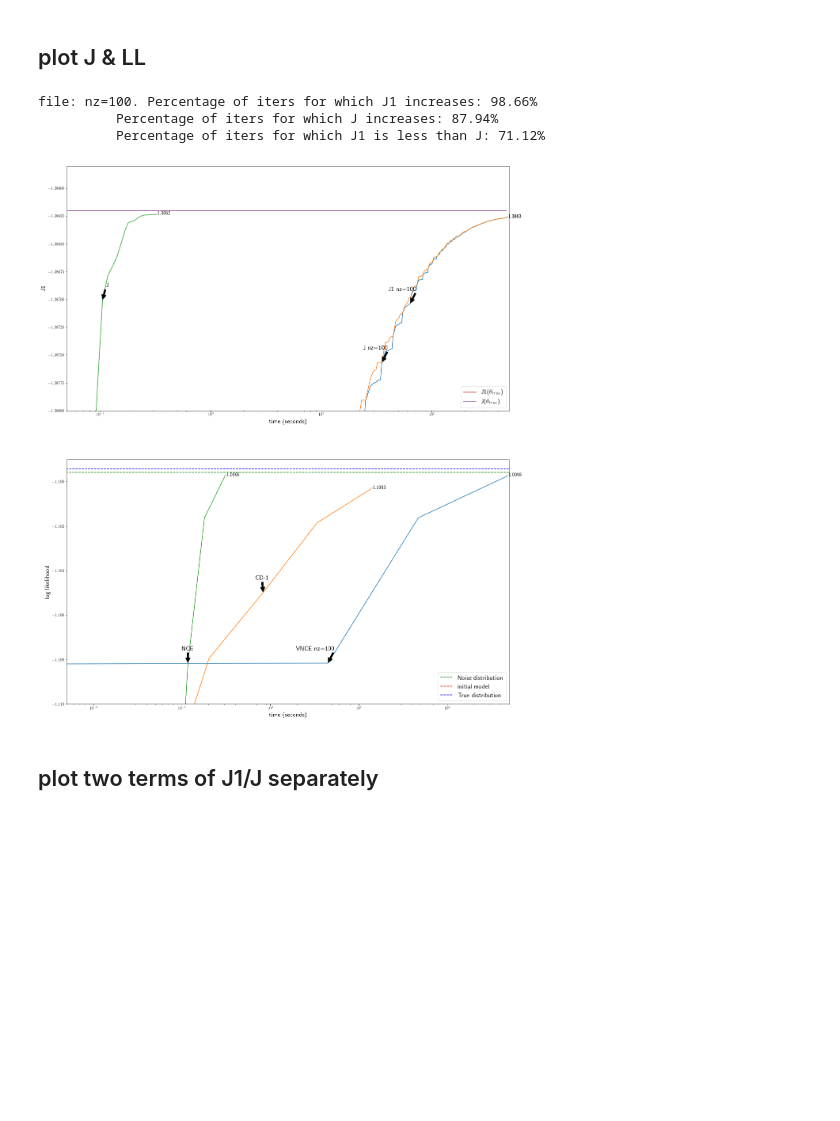
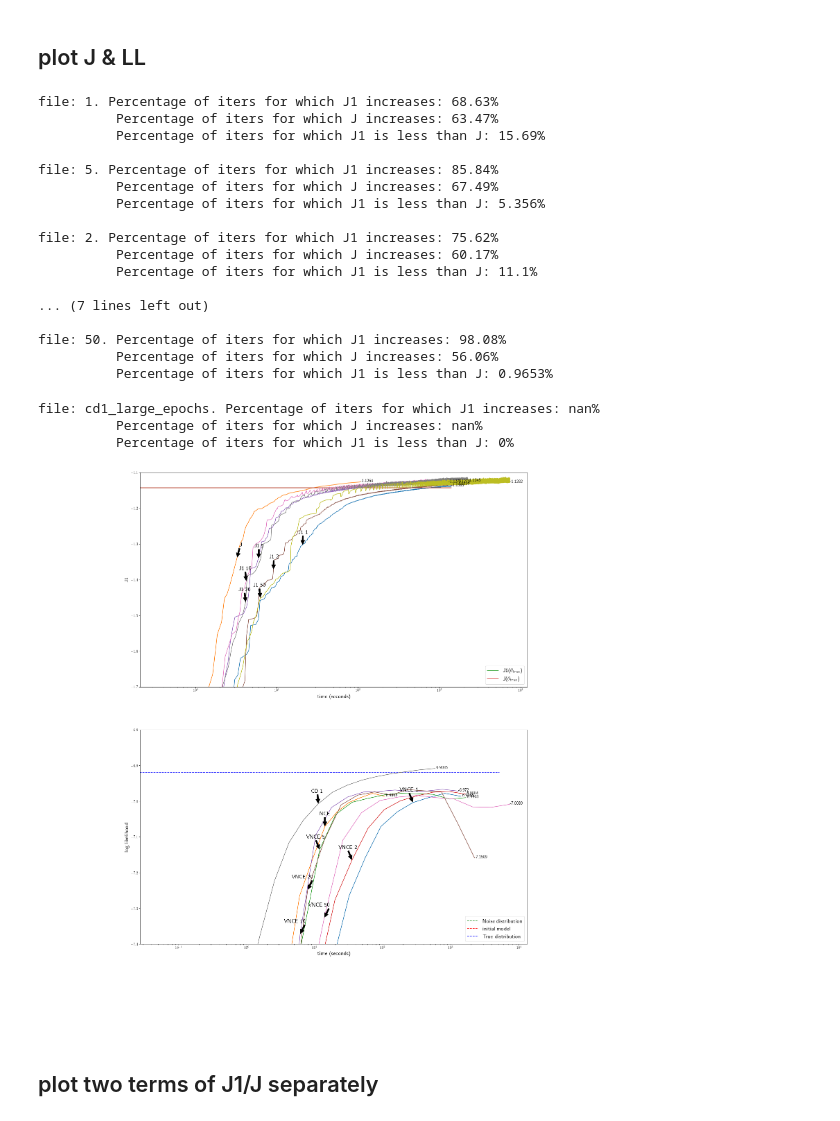
Before and after one commit to benrhodes26/VNCE, a Jupyter notebook: proposal/code/notebooks/load-experiment.ipynb, the cells around one changed output. Drawn from its saved outputs; the diff is of its cells as text; code cells hidden in the pictures; blank space fills up the shorter version.

```diff
--- a/proposal/code/notebooks/load-experiment.ipynb
+++ b/proposal/code/notebooks/load-experiment.ipynb
@@ -33,7 +33,7 @@ rc('text', usetex=True)
 # For reproducibility
 rng = rnd.RandomState(1083463236)
 # %%
-exp_name = 'two_terms_of_J1_check_nz=100'  # CHANGE ME
+exp_name = 'maxiter_comparison-20by15'  # CHANGE ME
 
 exp_res_dir = '/afs/inf.ed.ac.uk/user/s17/s1771906/masters-project/ben-rhodes-masters-project/experimental-results/'
 save_res_dir = '/afs/inf.ed.ac.uk/user/s17/s1771906/masters-project/ben-rhodes-masters-project/proposal/experiments/'
@@ -69,13 +64,22 @@ def plot_and_annotate(ax, times, vals, annotation, annotate_val):
     annotate(ax, annotation, (times[ind], vals[ind]))
     ax.annotate(r"{}".format(round(vals[-1], 4)), xy=(times[-1], vals[-1]), fontsize=12)
 # %%
+# CHANGE ME
+arrow_y_val = -1.3
+arrow_y_val_2 = -1.4
+arrow_y_val_3 = -7.0 # log-like plot vnce
+arrow_y_val_4 = -7.0 # log-like plot cd
+
 fig, axs = plt.subplots(2, 1, figsize=(20, 25))
 axs = axs.ravel()
 #sorted_files = [str(file) for file in sorted([int(file) for file in os.listdir(exp_dir)])]
 for i, file in enumerate(os.listdir(exp_dir)):
     exp = os.path.join(exp_dir, file)
+    if file in ['1-nz=5', '10-nz=5']:
+        continue
 
     ######## LOAD EVERYTHING FROM FILE #########
+    config = pickle.load(open(os.path.join(exp, 'config.p'), 'rb'))
 
     optimiser = pickle.load(open(os.path.join(exp, 'lnce_optimiser.p'), 'rb'))
     cd_optimiser = pickle.load(open(os.path.join(exp, 'cd_optimiser.p'), 'rb'))
@@ -129,51 +133,82 @@ for i, file in enumerate(os.listdir(exp_dir)):
     # NCE OBJECTIVE PLOT
     ax = axs[0]
     plot_and_annotate(ax, lnce_times, J1s, r"J1 {}".format(file), arrow_y_val)
-    plot_and_annotate(ax, lnce_times, Js_for_lnce_thetas, r"J {}".format(file), arrow_y_val_2)
+    arrow_y_val -= 0.03
+    #plot_and_annotate(ax, lnce_times, Js_for_lnce_thetas, r"J {}".format(file), arrow_y_val_2)
     ax.set_xlabel('time (seconds)', fontsize=16)
     ax.set_ylabel('J1', fontsize=16)
 
     # LOG-LIKELIHOOD PLOT
     ax = axs[1]
-    plot_and_annotate(ax, lnce_reduced_times, av_log_like_lnce, "VNCE {}".format(file), arrow_y_val_3)
+    if file == 'cd1_large_epochs':
+        plot_and_annotate(ax, cd_reduced_times, av_log_like_cd, "CD {}".format(config['cd_num_steps']), arrow_y_val_4)
+        arrow_y_val_4 -= 0.05
+    else:
+        plot_and_annotate(ax, lnce_reduced_times, av_log_like_lnce, "VNCE {}".format(file), arrow_y_val_3)
+        arrow_y_val_3 -= 0.05
+
     ax.set_xlabel('time (seconds)', fontsize=16)
     ax.set_ylabel('log likelihood', fontsize=16)
 
-    if i==len(os.listdir(exp_dir)) - 1:
+
+    if i == 0:
         ax = axs[0]
         plot_and_annotate(ax, nce_times, Js, "J", arrow_y_val)
         ax.plot((lnce_times[0], lnce_times[-1]), (optimal_J1, optimal_J1), label=r'J1($\theta_{true}$)')
         ax.plot((lnce_times[0], lnce_times[-1]), (optimal_J, optimal_J), label=r'J($\theta_{true}$)')
 
         ax = axs[1]
-        plot_and_annotate(ax, cd_reduced_times, av_log_like_cd, "CD-1", arrow_y_val_3)
         plot_and_annotate(ax, nce_reduced_times, av_log_like_nce, "NCE", arrow_y_val_3)
         ax.plot((0, plt.get(ax, 'xlim')[1]), (noise_log_like, noise_log_like),'g--', label='Noise distribution')
         ax.plot((0, plt.get(ax, 'xlim')[1]), (init_log_like, init_log_like),'r--', label='initial model')
         ax.plot((0, plt.get(ax, 'xlim')[1]), (true_log_like, true_log_like),'b--', label='True distribution')
 
     stats = sanity_check_stats(J1s, Js_for_lnce_thetas, file)
     print(stats)
     if i == 0:
         with open(os.path.join(save_dir, 'vnce_sanity_check.txt'), 'w') as f:
             f.write(stats)
     else:
         with open(os.path.join(save_dir, 'vnce_sanity_check.txt'), 'a') as f:
             f.write(stats)
 
-axs[0].set_xlim((5e-2, 500))
-axs[0].set_ylim((-1.3880, -1.3858))
-axs[1].set_xlim((5e-3, 500))
-axs[1].set_ylim((-1.11, -1.099))
+    with open(os.path.join(save_dir, "config-{}.txt".format(file)), 'w') as f:
+        for key, value in config.items():
+            f.write("{}: {}\n".format(key, value))
+
+
+#axs[0].set_xlim(1e0, 2e3)
+axs[0].set_ylim((-1.7, -1.1))
+
+#axs[1].set_xlim((1e-1, 2e3))
+axs[1].set_ylim((-7.4, -6.8))
+
 axs[0].legend(loc='lower right')
 axs[1].legend(loc='lower right')
 
-fig.savefig(os.path.join(save_dir, 'partial-mstep-comparison.pdf'))
+fig.savefig(os.path.join(save_dir, 'partial-mstep-comparison_just_cd1.pdf'))
 # %% [output]
-file: nz=100. Percentage of iters for which J1 increases: 98.66%
-          Percentage of iters for which J increases: 87.94%
-          Percentage of iters for which J1 is less than J: 71.12%
+file: 1. Percentage of iters for which J1 increases: 68.63%
+          Percentage of iters for which J increases: 63.47%
+          Percentage of iters for which J1 is less than J: 15.69%
+
+file: 5. Percentage of iters for which J1 increases: 85.84%
+          Percentage of iters for which J increases: 67.49%
+          Percentage of iters for which J1 is less than J: 5.356%
+
+file: 2. Percentage of iters for which J1 increases: 75.62%
+          Percentage of iters for which J increases: 60.17%
+          Percentage of iters for which J1 is less than J: 11.1%
+
+... (7 lines left out)
+
+file: 50. Percentage of iters for which J1 increases: 98.08%
+          Percentage of iters for which J increases: 56.06%
+          Percentage of iters for which J1 is less than J: 0.9653%
+file: cd1_large_epochs. Percentage of iters for which J1 increases: nan%
+          Percentage of iters for which J increases: nan%
+          Percentage of iters for which J1 is less than J: 0%
-[figure, old version]
+[figure, new version]
 # %% [markdown]
 ## plot two terms of J1/J separately
 # %%
```
Also changed, not shown: parts of 3 cells of this notebook, 55 other files.
